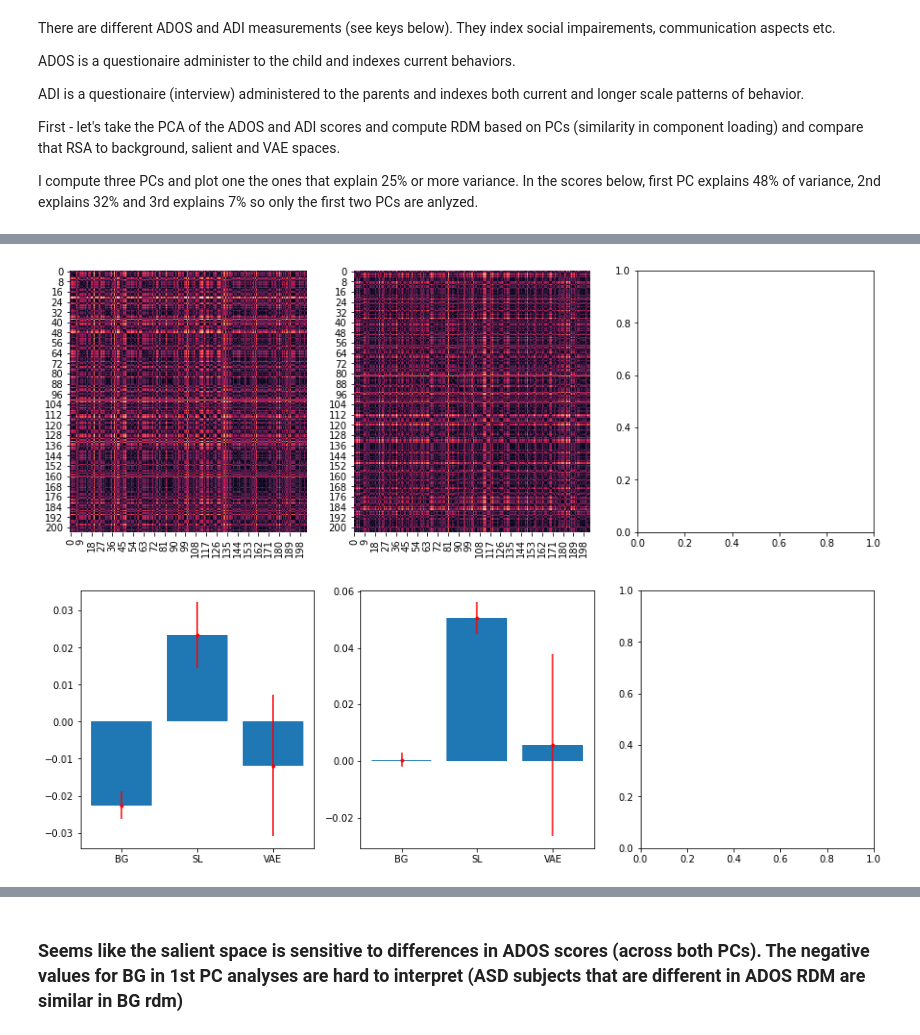
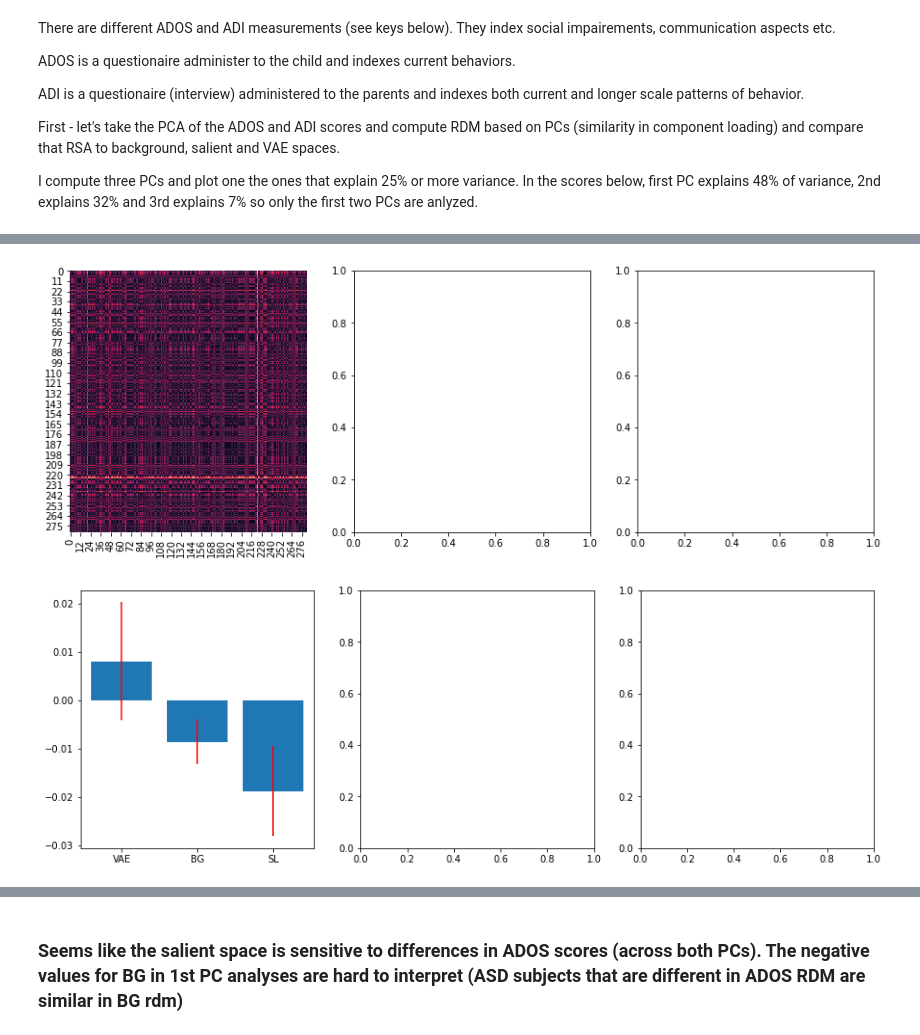
Before and after one commit to Aglinskas/BC-MRI-AE, a Jupyter notebook: Colab Notebooks/CVAE-LatentClusterAnatomy.ipynb, the cells around one changed output, grey strips where cells are left out. Saved outputs shown, nothing was run; the diff lists cells and outputs as text; code cells hidden in the pictures.

Commit message:
new data

```diff
--- a/Colab Notebooks/CVAE-LatentClusterAnatomy.ipynb
+++ b/Colab Notebooks/CVAE-LatentClusterAnatomy.ipynb
@@ -203,7 +249,7 @@ Gender, scanner, scansite & age are pulled into background space
 
 nice!
 # %%
-
+%time
 plt.figure(figsize=(15,15))
 default_keys = ['ADOS_Total','ADOS_Social','DSMIVTR','AgeAtScan','Sex','ScannerID','ScanSiteID','FIQ']
 scales_ = ['ratio','ratio','ordinal','ratio','ordinal','ordinal','ordinal','ratio','ratio','ratio']
@@ -212,6 +258,9 @@ for i in range(8):
     plt.subplot(4,4,i+1);
     inVec = df[default_keys[i]].values[patients];
     inVec = inVec[~np.isnan(inVec)];
-    sns.heatmap(make_RDM(inVec,data_scale=scales_[i]),cbar=[],xticklabels=[],yticklabels=[]);
+    this_rdm = make_RDM(inVec,data_scale=scales_[i])
+    sns.heatmap(this_rdm,cbar=[],xticklabels=[],yticklabels=[]);
     plt.title(default_keys[i]);
+
+#plt.savefig('/mmfs1/data/aglinska/figures/' + 'AbideModels' + '.png',dpi=300)
 # %% [output]
@@ -218,12 +269,10 @@ for i in range(8):
 [figure]
+# %%
+all_rsa_rsa_results = dict()
 # %%
-%%time
 default_keys = ['ADOS_Total','ADOS_Social','DSMIVTR','AgeAtScan','Sex','ScannerID','ScanSiteID','FIQ']
 scales_ = ['ratio','ratio','ordinal','ratio','ordinal','ordinal','ordinal','ratio','ratio','ratio']
-plt.figure(figsize=(15,15))
-
-for i in range(len(default_keys)):
-    ax = plt.subplot(4,4,i+1)
-    rsa_results = [fit_rsa(df[default_keys[i]].values,ABIDE_data,patients,[z_encoder,s_encoder,encoder],data_scale=scales_[i]) for _ in range(10)]
-    rsa_results = np.array(rsa_results)
-    plot_rsa_results(rsa_results,ax=ax,title=default_keys[i])
+for i in tqdm(range(len(default_keys))):
+    #ax = plt.subplot(4,4,i+1)
+    rsa_results = [fit_rsa(df[default_keys[i]].values,ABIDE_data,patients,[encoder,z_encoder,s_encoder],data_scale=scales_[i]) for _ in range(10)]
+    all_rsa_rsa_results[default_keys[i]] = rsa_results = np.array(rsa_results)
@@ -260,0 +334,6 @@ I compute three PCs and plot one the ones that explain 25% or more variance. In
+# %%
+%%time
+keys = ['ADOS_Total','ADOS_Comm', 'ADOS_Social', 'ADOS_StBeh']
+pca_res = plot_pca_rsa(keys,df,ABIDE_data,patients,[encoder,z_encoder,s_encoder],xlbls=['VAE','BG','SL'],thresh=.1)
+all_rsa_rsa_results['ADOS_PC1'] = pca_res[0]
+# all_rsa_rsa_results['ADI_PC2'] = pca_srs[1]
@@ -261,5 +347,7 @@ I compute three PCs and plot one the ones that explain 25% or more variance. In
 # %%
 %%time
-keys = ['ADOS_Total','ADOS_Social','ADI_R_SocialTotal','ADI_R_VerbalTotal','ADI_R_RRB','ADI_R_Onset Total','ADOS_Comm','ADOS_Social','ADOS_StBeh']
-pca_ados_res_asd = plot_pca_rsa(keys,df,ABIDE_data,patients,[z_encoder,s_encoder,encoder])
+keys = ['ADI_R_SocialTotal', 'ADI_R_VerbalTotal', 'ADI_R_RRB','ADI_R_Onset Total']
+pca_srs = plot_pca_rsa(keys,df,ABIDE_data,patients,[encoder,z_encoder,s_encoder],xlbls=['VAE','BG','SL'],thresh=.25)
+all_rsa_rsa_results['ADI_PC1'] = pca_srs[0]
+#all_rsa_rsa_results['ADI_PC2'] = pca_srs[1]
 # %% [output]
@@ -270,2 +358,2 @@ Wall time: 32.4 s
-[figure, old version]
+[figure, new version]
-[figure, old version]
+[figure, new version]
```
Also changed, not shown: parts of 59 cells of this notebook, 6 other files.
